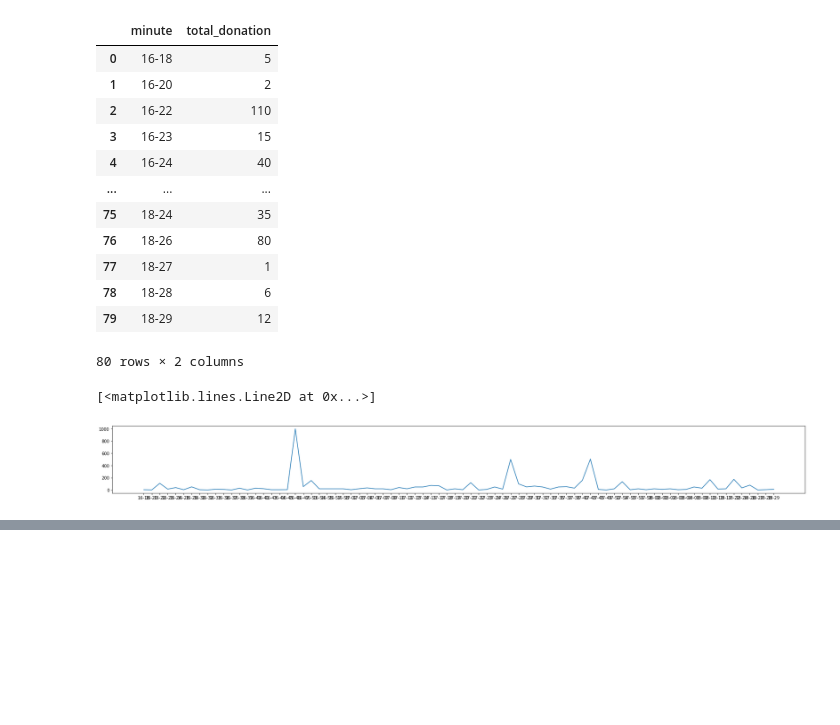
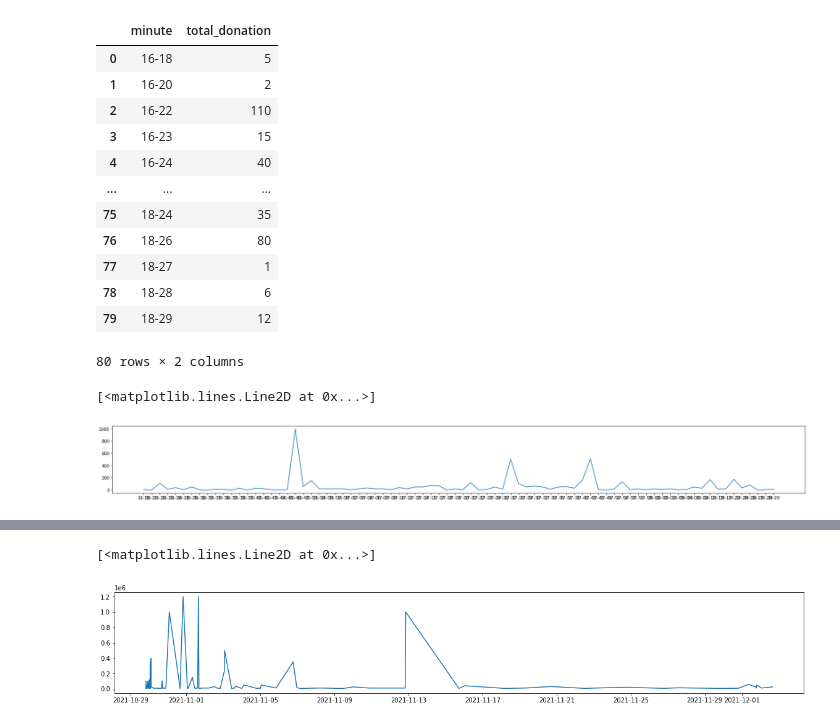
Before and after one commit to RevTpark/basic_web_scrapping, a Jupyter notebook: TeamSeas.ipynb, the cells around one changed output, grey strips where cells are left out. Saved outputs shown, nothing was run; the diff lists cells and outputs as text; code cells hidden in the pictures; blank space fills up the shorter version.

```diff
--- a/TeamSeas.ipynb
+++ b/TeamSeas.ipynb
@@ -255,0 +310,3 @@ plt.plot(minute_df["minute"], minute_df["total_donation"])
+# %%
+date_sorted = df.sort_values(by=["created"])
+date_sorted
@@ -255,0 +327,6 @@ plt.plot(minute_df["minute"], minute_df["total_donation"])
+# %%
+plt.figure(figsize=(20,3))
+plt.plot(date_sorted["created"], date_sorted["amount"])
+# %% [output]
+[<matplotlib.lines.Line2D at 0x...>]
+[figure, added]
```
Also changed, not shown: parts of 13 cells of this notebook.
